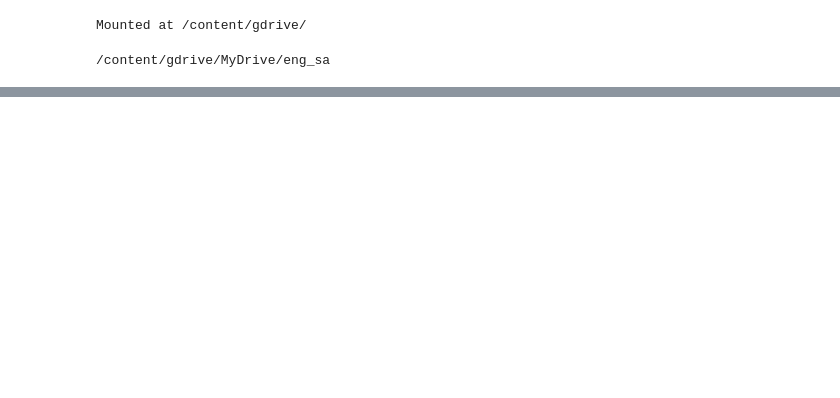
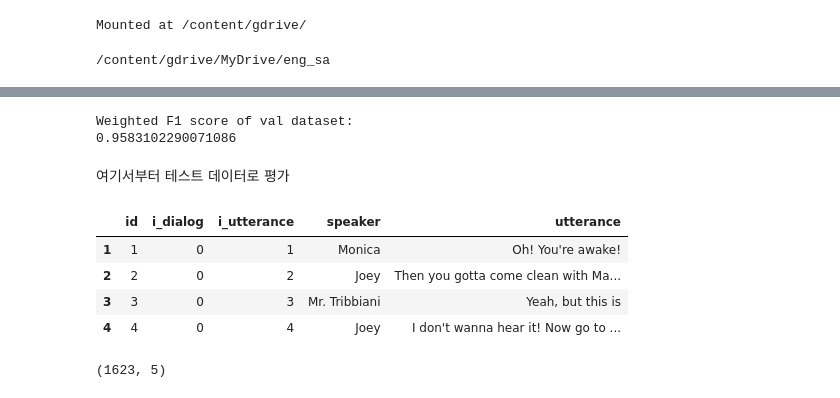
Before and after one commit to smartkorea/nlp, a Jupyter notebook: eng/sa_eng.ipynb, the cells around one changed output, grey strips where cells are left out. Cells and saved outputs as stored; diff of their text form; code cells hidden in the pictures; blank space fills up the shorter version.

```diff
--- a/eng/sa_eng.ipynb
+++ b/eng/sa_eng.ipynb
@@ -404,18 +11,0 @@ BertForSequenceClassification(
-# %%
-device_name = tf.test.gpu_device_name()
-if device_name == '/device:GPU:0':
-    print('Found GPU at: {}'.format(device_name))
-else:
-    raise SystemError('GPU device not found')
-
-if torch.cuda.is_available():
-    device = torch.device("cuda")
-    print('There are %d GPU(s) available.' % torch.cuda.device_count())
-    print('We will use the GPU:', torch.cuda.get_device_name(0))
-else:
-    device = torch.device("cpu")
-    print('No GPU available, using the CPU instead.')
-
-
-with open('en_data.csv', 'r', encoding='utf-8', newline='') as csvfile:
-  en = pd.read_csv(csvfile)
@@ -706,0 +618,9 @@ non-neutral
+# %%
+#f1 score overall
+print('Weighted F1 score of val dataset:')
+print(f1_score_func(predictions_val, labels_val))
+# %% [output]
+Weighted F1 score of val dataset:
+0.9583102290071086
+# %% [markdown]
+여기서부터 테스트 데이터로 평가
@@ -706,0 +630,11 @@ non-neutral
+# %%
+with open('en_data.csv', 'r', encoding='utf-8', newline='') as csvfile:
+  df_test = pd.read_csv(csvfile)
+# %%
+df_test[1:5]
+# %% [output]
+|  | id | i_dialog | i_utterance | speaker | utterance |
+| 1 | 1 | 0 | 1 | Monica | Oh! You're awake! |
+| 2 | 2 | 0 | 2 | Joey | Then you gotta come clean with Ma... |
+| 3 | 3 | 0 | 3 | Mr. Tribbiani | Yeah, but this is |
+| 4 | 4 | 0 | 4 | Joey | I don't wanna hear it! Now go to ... |
@@ -706,0 +688,4 @@ non-neutral
+# %%
+df_test.shape
+# %% [output]
+(1623, 5)
```
Also changed, not shown: parts of 97 cells of this notebook.
